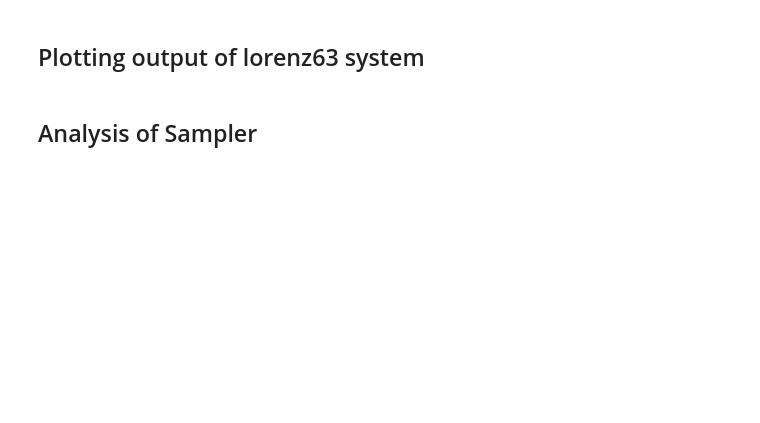
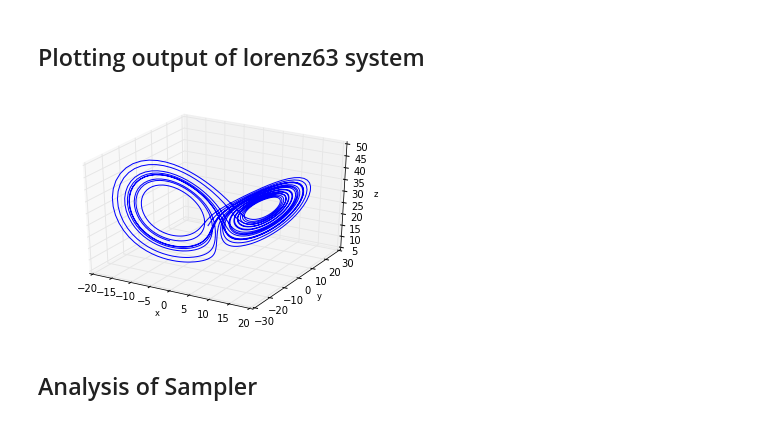
Before and after one commit to nbren12/mc2015_final, a Jupyter notebook: analysis.ipynb, the cells around one changed output. Drawn from its saved outputs; the diff is of its cells as text; code cells hidden in the pictures; blank space fills up the shorter version.

Commit message:
more analysis plots

```diff
--- a/analysis.ipynb
+++ b/analysis.ipynb
@@ -6,4 +54,8 @@ from run import *
+# %%
+style.use('slides')
 # %% [markdown]
 ## Plotting output of lorenz63 system
 # %%
-t, a = run(nt=1/.01, r=28, noise=3.0)
+plot_3d(*run(nt=20/.01, r=28, noise=0.0))
+# %% [output]
+[figure, added]
```
Also changed, not shown: parts of 7 cells of this notebook, 1 other file.
